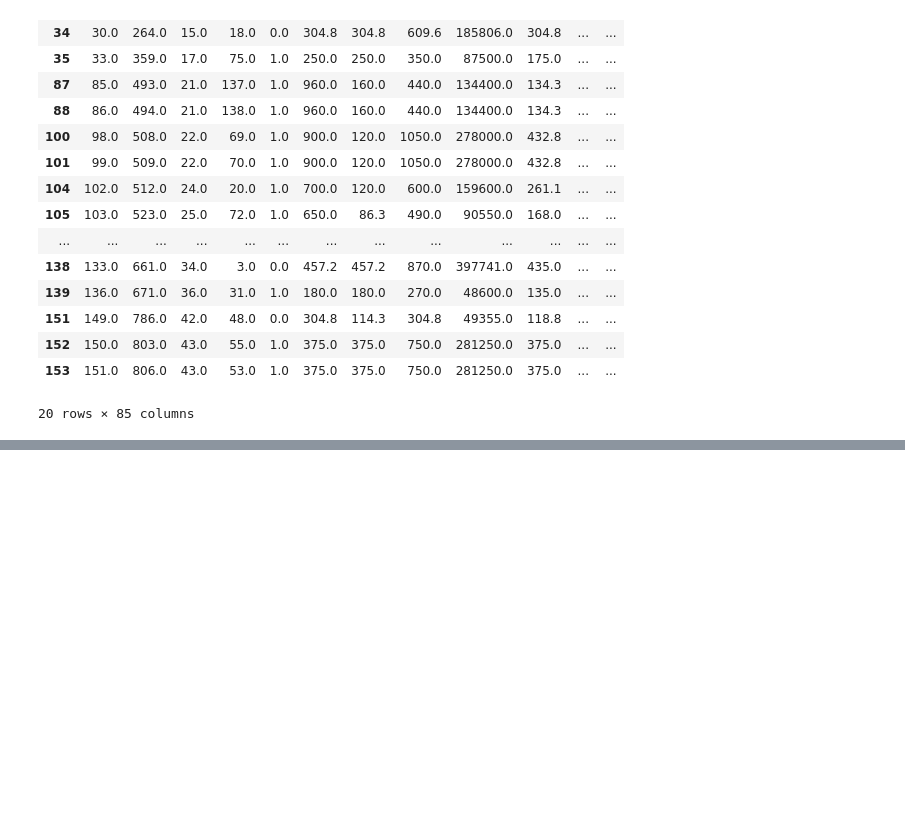
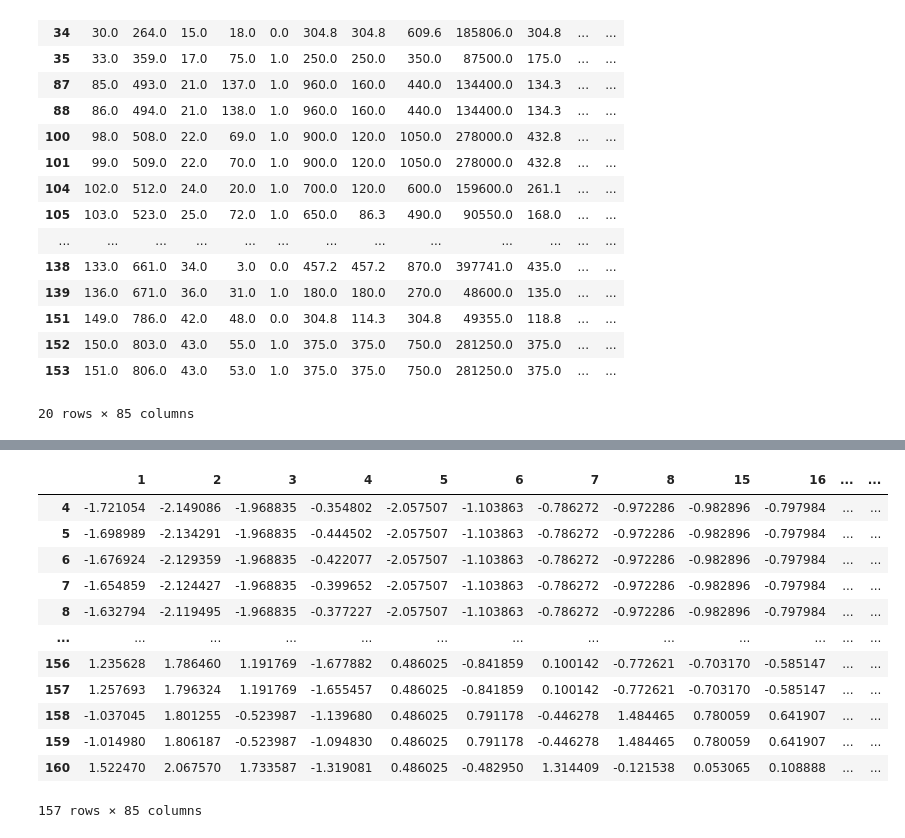
Before and after one commit to adomakor412/MSNT_Thesis_ML_CE, a Jupyter notebook: dfexp_prediction.ipynb, the cells around one changed output, grey strips where cells are left out. Cells and saved outputs as stored; diff of their text form; code cells hidden in the pictures; blank space fills up the shorter version.

Commit message:
Standard Scalar WIP

```diff
--- a/dfexp_prediction.ipynb
+++ b/dfexp_prediction.ipynb
@@ -230,0 +271,19 @@ dfexp[dfexp['Target']==1]
+# %%
+df_standard.index = dfexp.index
+df_standard.columns = dfexp.columns
+# %%
+df_standard
+# %% [output]
+|  | 1 | 2 | 3 | 4 | 5 | 6 | 7 | 8 | 15 | 16 | ... | ... |
+| 4 | -1.721054 | -2.149086 | -1.968835 | -0.354802 | -2.057507 | -1.103863 | -0.786272 | -0.972286 | -0.982896 | -0.797984 | ... | ... |
+| 5 | -1.698989 | -2.134291 | -1.968835 | -0.444502 | -2.057507 | -1.103863 | -0.786272 | -0.972286 | -0.982896 | -0.797984 | ... | ... |
+| 6 | -1.676924 | -2.129359 | -1.968835 | -0.422077 | -2.057507 | -1.103863 | -0.786272 | -0.972286 | -0.982896 | -0.797984 | ... | ... |
+| 7 | -1.654859 | -2.124427 | -1.968835 | -0.399652 | -2.057507 | -1.103863 | -0.786272 | -0.972286 | -0.982896 | -0.797984 | ... | ... |
+| 8 | -1.632794 | -2.119495 | -1.968835 | -0.377227 | -2.057507 | -1.103863 | -0.786272 | -0.972286 | -0.982896 | -0.797984 | ... | ... |
+| ... | ... | ... | ... | ... | ... | ... | ... | ... | ... | ... | ... | ... |
+| 156 | 1.235628 | 1.786460 | 1.191769 | -1.677882 | 0.486025 | -0.841859 | 0.100142 | -0.772621 | -0.703170 | -0.585147 | ... | ... |
+| 157 | 1.257693 | 1.796324 | 1.191769 | -1.655457 | 0.486025 | -0.841859 | 0.100142 | -0.772621 | -0.703170 | -0.585147 | ... | ... |
+| 158 | -1.037045 | 1.801255 | -0.523987 | -1.139680 | 0.486025 | 0.791178 | -0.446278 | 1.484465 | 0.780059 | 0.641907 | ... | ... |
+| 159 | -1.014980 | 1.806187 | -0.523987 | -1.094830 | 0.486025 | 0.791178 | -0.446278 | 1.484465 | 0.780059 | 0.641907 | ... | ... |
+| 160 | 1.522470 | 2.067570 | 1.733587 | -1.319081 | 0.486025 | -0.482950 | 1.314409 | -0.121538 | 0.053065 | 0.108888 | ... | ... |
+157 rows × 85 columns
```
Also changed, not shown: parts of 7 cells of this notebook.
